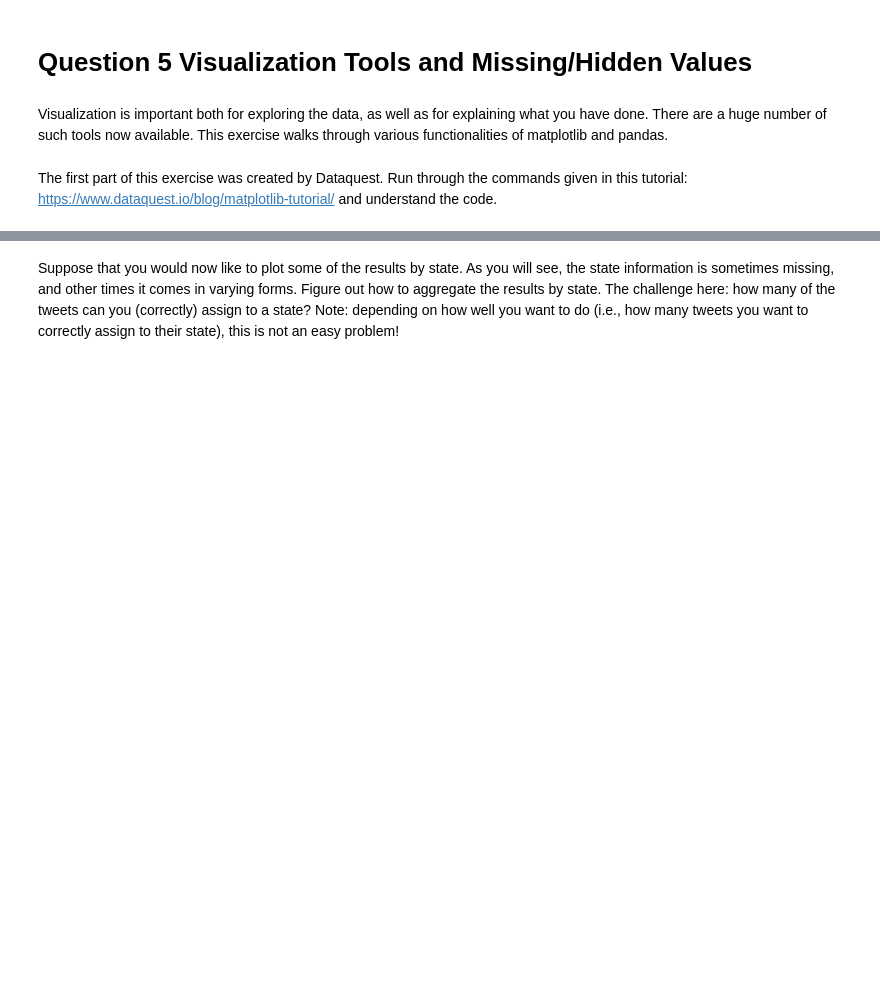
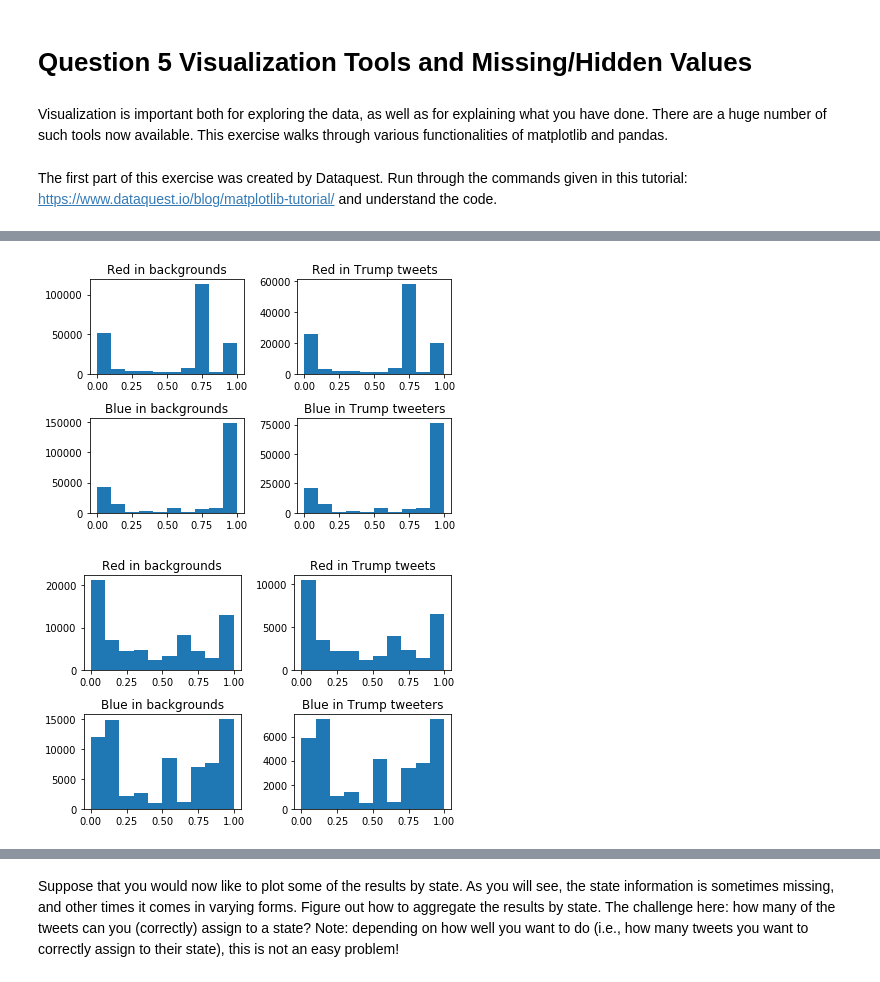
Before and after one commit to KylePolansky/EE379K-DS, a Jupyter notebook: Lab2/Lab2.ipynb, the cells around one changed output, grey strips where cells are left out. Saved outputs shown, nothing was run; the diff lists cells and outputs as text; code cells hidden in the pictures; blank space fills up the shorter version.

```diff
--- a/Lab2/Lab2.ipynb
+++ b/Lab2/Lab2.ipynb
@@ -212,0 +303,28 @@ The first part of this exercise was created by Dataquest. Run through the comman
+# %%
+#Only users that do not have the default Twitter profile background color
+tc = tweets[~tweets["user_bg_color"].isin(["C0DEED", "000000", "F5F8FA"])]
+
+def create_plot(data):
+    fig, axes = plt.subplots(nrows=2, ncols=2)
+    ax0, ax1, ax2, ax3 = axes.flat
+
+    ax0.hist(data["red"])
+    ax0.set_title('Red in backgrounds')
+
+    ax1.hist(data["red"][data["candidate"] == "trump"].values)
+    ax1.set_title('Red in Trump tweets')
+
+    ax2.hist(data["blue"])
+    ax2.set_title('Blue in backgrounds')
+
+    ax3.hist(data["blue"][data["candidate"] == "trump"].values)
+    ax3.set_title('Blue in Trump tweeters')
+
+    plt.tight_layout()
+    plt.show()
+
+create_plot(tweets)
+create_plot(tc)
+# %% [output]
+[figure, added]
+[figure, added]
```
Also changed, not shown: parts of 11 cells of this notebook, 1 other file.
